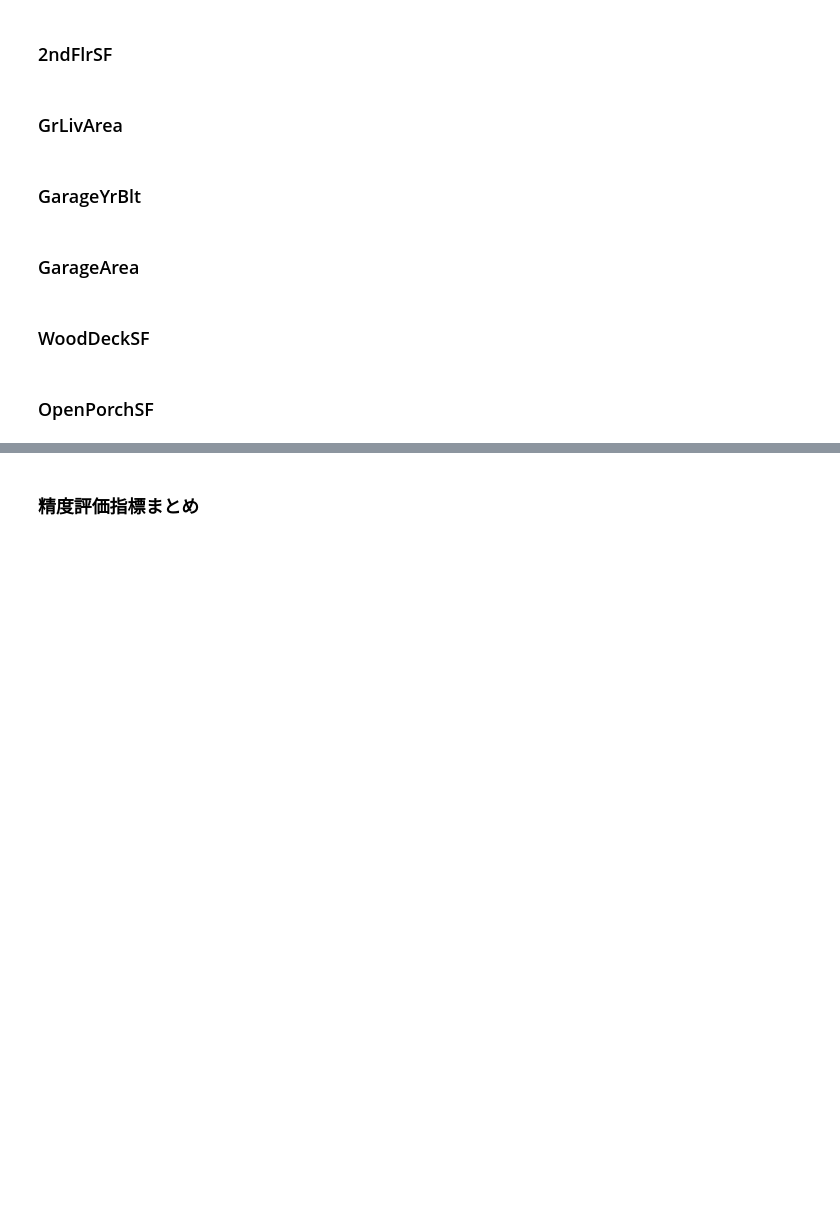
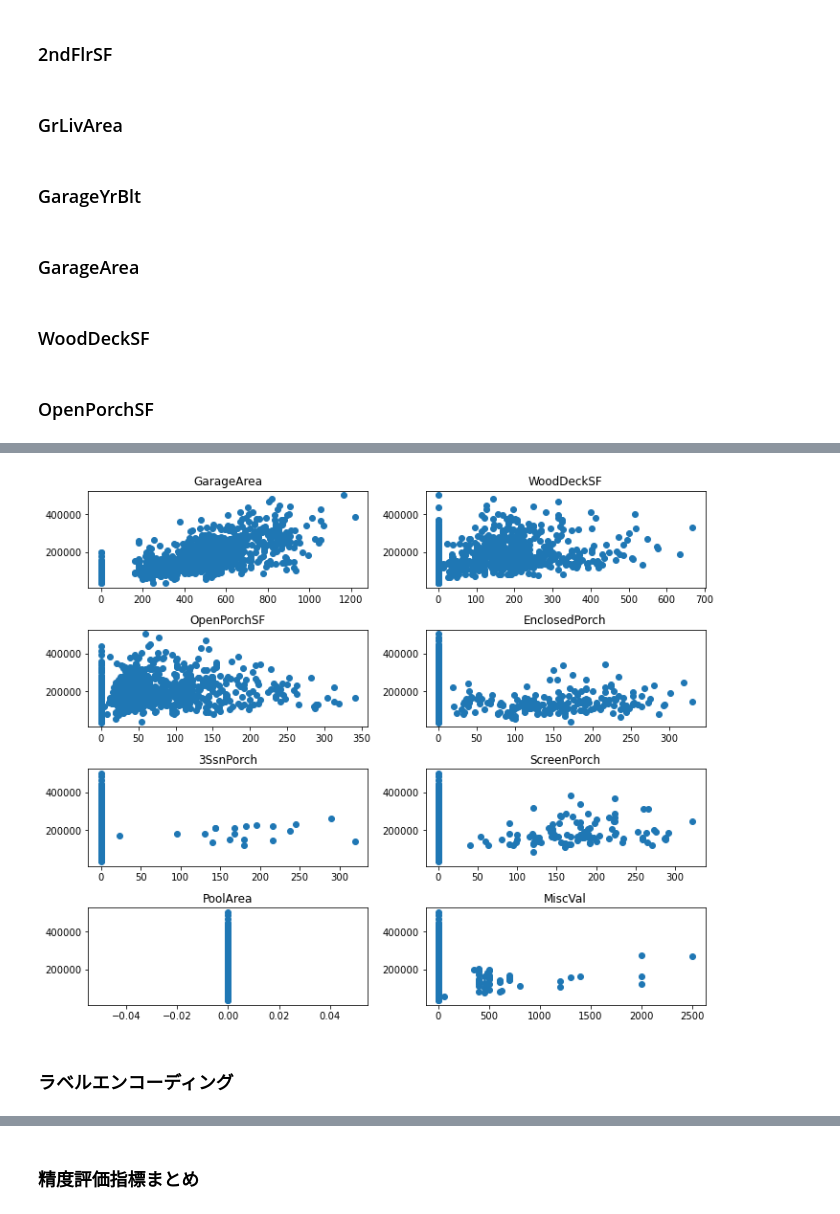
Before and after one commit to KJMAN678/evalution_error, a Jupyter notebook: 20200829 HousePrice.ipynb, the cells around one changed output, grey strips where cells are left out. Saved outputs shown, nothing was run; the diff lists cells and outputs as text; code cells hidden in the pictures; blank space fills up the shorter version.

```diff
--- a/20200829 HousePrice.ipynb
+++ b/20200829 HousePrice.ipynb
@@ -726,0 +735,13 @@ pickup_list
+# %%
+fig = plt.figure(figsize=(10,10))
+
+for i in range(10, 18):
+    plt.subplot(5, 2, i-9)
+    plt.title(pickup_list[i])
+    plt.scatter(train_4[pickup_list[i]], train_4['SalePrice'])
+
+plt.tight_layout()
+# %% [output]
+[figure, added]
+# %% [markdown]
+### ラベルエンコーディング
```
Also changed, not shown: parts of 58 cells of this notebook.
